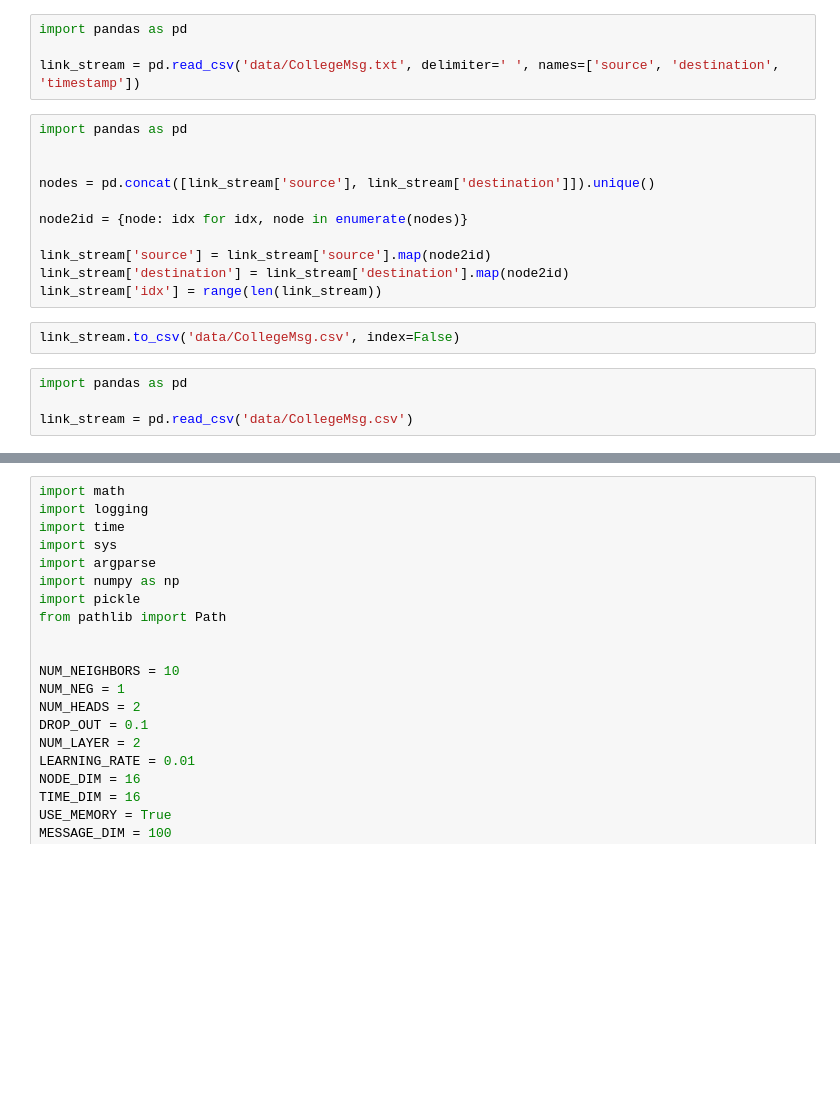
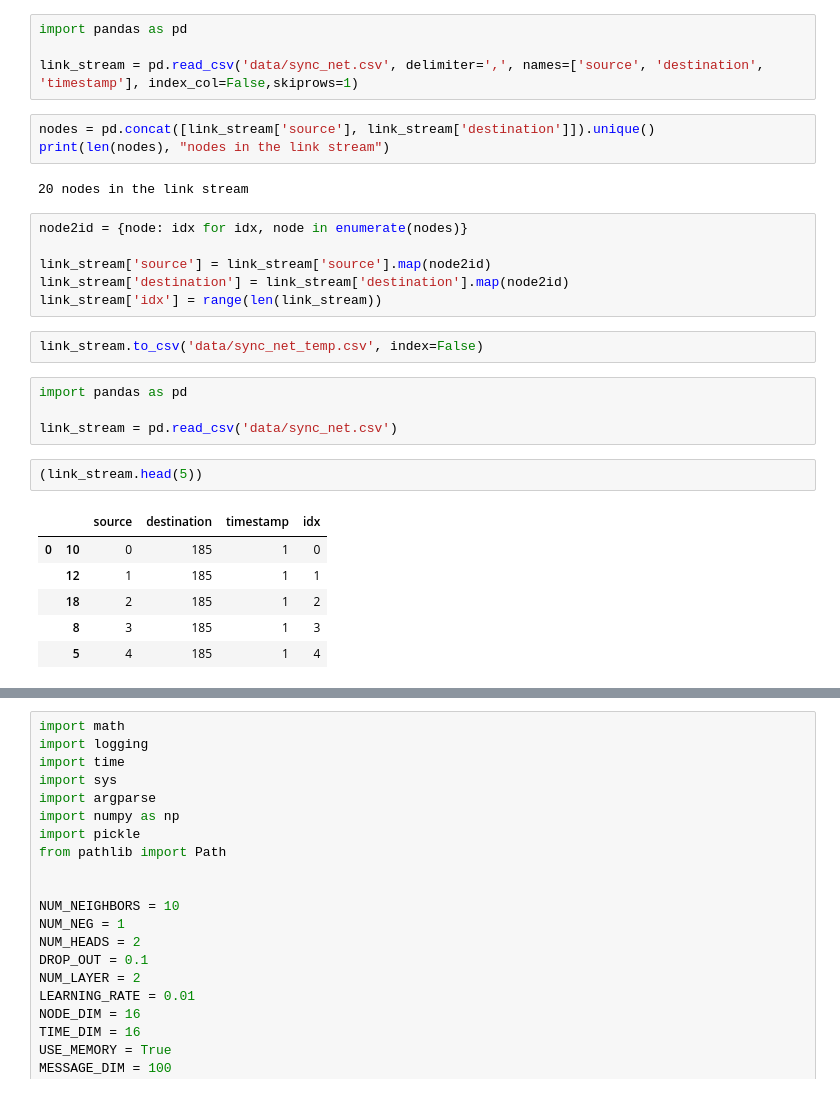
Before and after one commit to Peijie-Zhong/linkstream, a Jupyter notebook: max_lmod.ipynb, the cells around one changed output, grey strips where cells are left out. Saved outputs shown, nothing was run; the diff lists cells and outputs as text; blank space fills up the shorter version.

```diff
--- a/max_lmod.ipynb
+++ b/max_lmod.ipynb
@@ -1,24 +1,33 @@
 # %%
 import pandas as pd
 
-link_stream = pd.read_csv('data/CollegeMsg.txt', delimiter=' ', names=['source', 'destination', 'timestamp'])
+link_stream = pd.read_csv('data/sync_net.csv', delimiter=',', names=['source', 'destination', 'timestamp'], index_col=False,skiprows=1)
+# %%
+nodes = pd.concat([link_stream['source'], link_stream['destination']]).unique()
+print(len(nodes), "nodes in the link stream")
+# %% [output]
+20 nodes in the link stream
 # %%
-import pandas as pd
-
-
-nodes = pd.concat([link_stream['source'], link_stream['destination']]).unique()
-
 node2id = {node: idx for idx, node in enumerate(nodes)}
 
 link_stream['source'] = link_stream['source'].map(node2id)
 link_stream['destination'] = link_stream['destination'].map(node2id)
 link_stream['idx'] = range(len(link_stream))
 # %%
-link_stream.to_csv('data/CollegeMsg.csv', index=False)
+link_stream.to_csv('data/sync_net_temp.csv', index=False)
 # %%
 import pandas as pd
 
-link_stream = pd.read_csv('data/CollegeMsg.csv')
+link_stream = pd.read_csv('data/sync_net.csv')
+# %%
+(link_stream.head(5))
+# %% [output]
+|  |  | source | destination | timestamp | idx |
+| 0 | 10 | 0 | 185 | 1 | 0 |
+|  | 12 | 1 | 185 | 1 | 1 |
+|  | 18 | 2 | 185 | 1 | 2 |
+|  | 8 | 3 | 185 | 1 | 3 |
+|  | 5 | 4 | 185 | 1 | 4 |
 # %%
 import torch
 import pandas as pd
```
Also changed, not shown: parts of 9 cells of this notebook, 7 other files.
